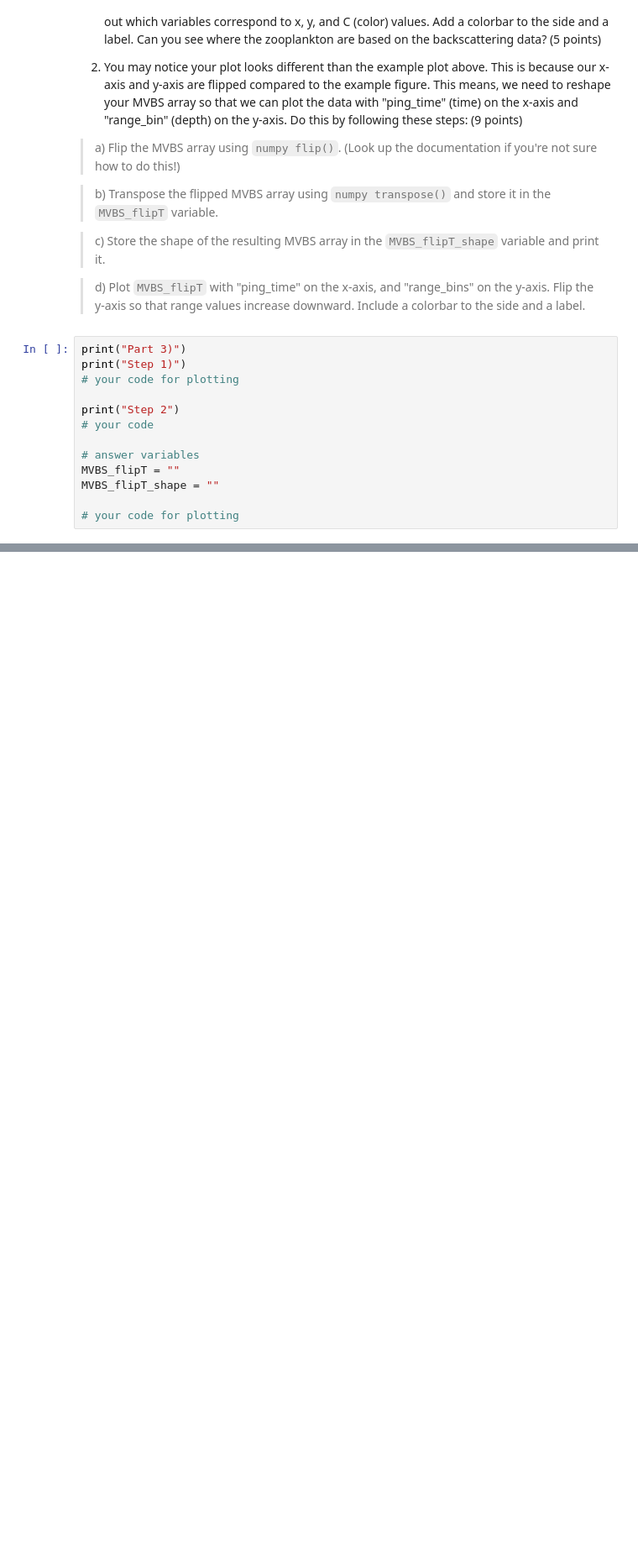
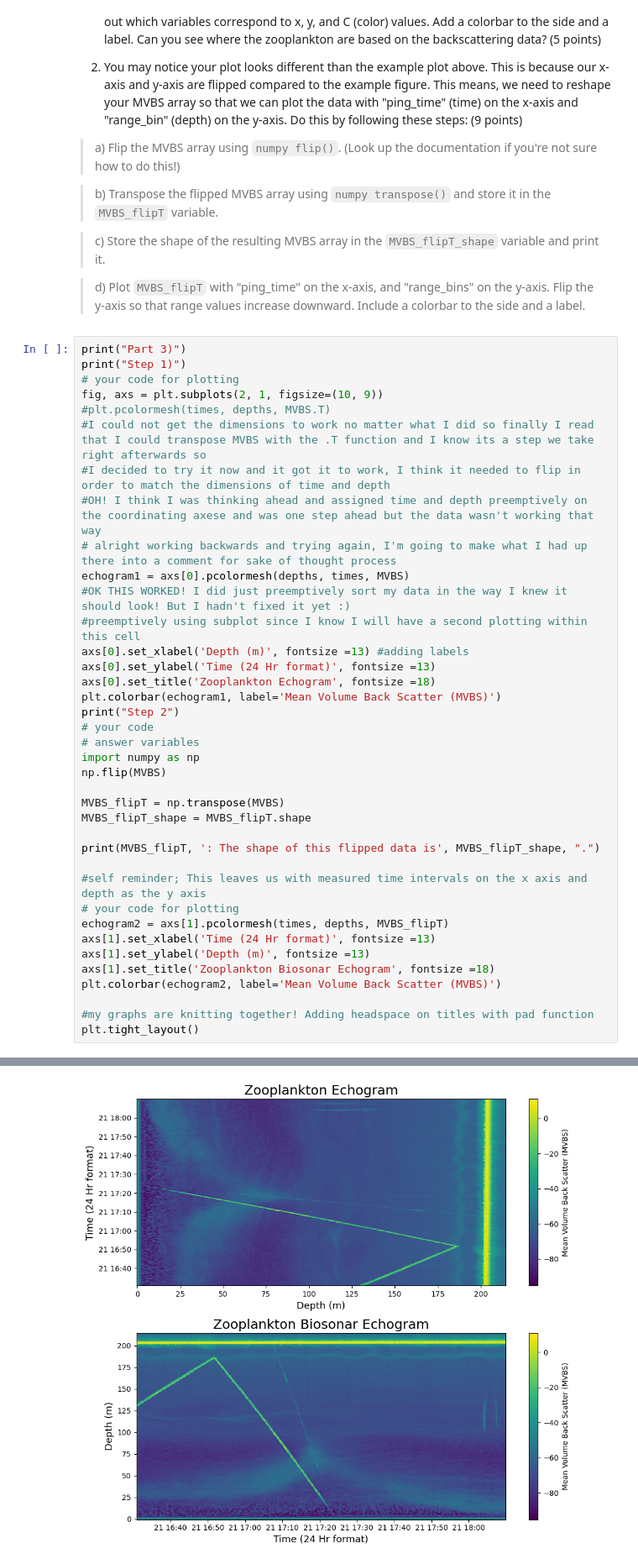
Before and after one commit to Couchon/homework3_student, a Jupyter notebook: HW3.ipynb, the cells around one changed output, grey strips where cells are left out. Shown at 84% size. Saved outputs shown, nothing was run; the diff lists cells and outputs as text; blank space fills up the shorter version.

Commit message:
Flip shape still incorrect :(

```diff
--- a/HW3.ipynb
+++ b/HW3.ipynb
@@ -667,12 +748,38 @@ MVBS_shape = ""
 print("Part 3)")
 print("Step 1)")
 # your code for plotting
-
+fig, axs = plt.subplots(2, 1, figsize=(10, 9))
+#plt.pcolormesh(times, depths, MVBS.T)
+#I could not get the dimensions to work no matter what I did so finally I read that I could transpose MVBS with the .T function and I know its a step we take right afterwards so
+#I decided to try it now and it got it to work, I think it needed to flip in order to match the dimensions of time and depth
+#OH! I think I was thinking ahead and assigned time and depth preemptively on the coordinating axese and was one step ahead but the data wasn't working that way
+# alright working backwards and trying again, I'm going to make what I had up there into a comment for sake of thought process
+echogram1 = axs[0].pcolormesh(depths, times, MVBS)
+#OK THIS WORKED! I did just preemptively sort my data in the way I knew it should look! But I hadn't fixed it yet :)
+#preemptively using subplot since I know I will have a second plotting within this cell
+axs[0].set_xlabel('Depth (m)', fontsize =13) #adding labels
+axs[0].set_ylabel('Time (24 Hr format)', fontsize =13)
+axs[0].set_title('Zooplankton Echogram', fontsize =18)
+plt.colorbar(echogram1, label='Mean Volume Back Scatter (MVBS)')
 print("Step 2")
 # your code
+# answer variables
+import numpy as np
+np.flip(MVBS)
 
-# answer variables
-MVBS_flipT = ""
-MVBS_flipT_shape = ""
+MVBS_flipT = np.transpose(MVBS)
+MVBS_flipT_shape = MVBS_flipT.shape
 
+print(MVBS_flipT, ': The shape of this flipped data is', MVBS_flipT_shape, ".")
+
+#self reminder; This leaves us with measured time intervals on the x axis and depth as the y axis
 # your code for plotting
+echogram2 = axs[1].pcolormesh(times, depths, MVBS_flipT)
+axs[1].set_xlabel('Time (24 Hr format)', fontsize =13)
+axs[1].set_ylabel('Depth (m)', fontsize =13)
+axs[1].set_title('Zooplankton Biosonar Echogram', fontsize =18)
+plt.colorbar(echogram2, label='Mean Volume Back Scatter (MVBS)')
+
+#my graphs are knitting together! Adding headspace on titles with pad function
+plt.tight_layout()
+# %% [output]
@@ -679,3 +802,4 @@ MVBS_flipT_shape = ""
+[figure, added]
 # %% [markdown]
 <!-- BEGIN QUESTION -->
 
```
Also changed, not shown: parts of 9 cells of this notebook.
